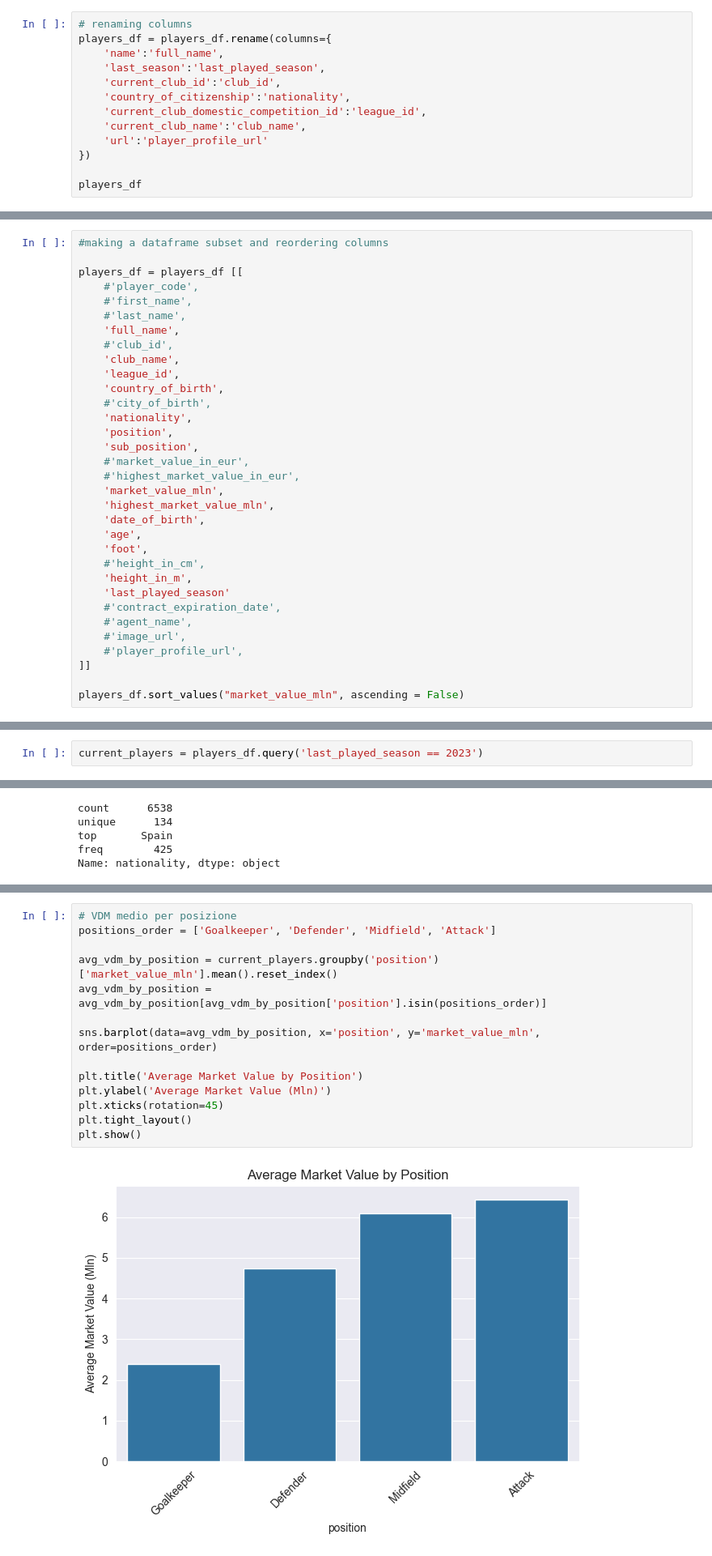
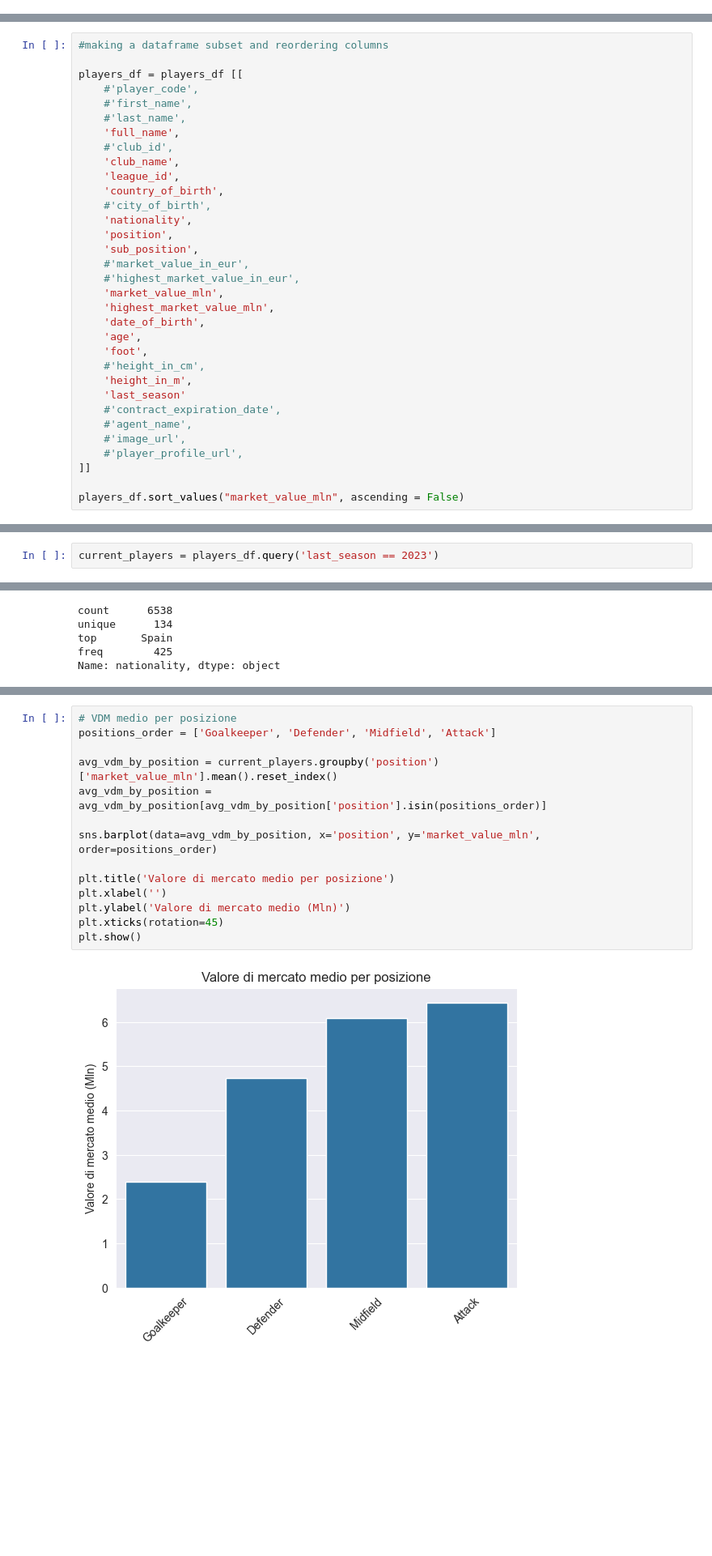
Before and after one commit to RiccardoPili/Football-Data-Analysis, a Jupyter notebook: players.ipynb, the cells around one changed output, grey strips where cells are left out. Shown at 81% size. Cells and saved outputs as stored; diff of their text form; blank space fills up the shorter version.

```diff
--- a/players.ipynb
+++ b/players.ipynb
@@ -30,16 +30,3 @@ players_df.head(10)
 10 rows × 23 columns
 # %%
 players_df = players_df.set_index('player_id')
-# %%
-# renaming columns
-players_df = players_df.rename(columns={
-    'name':'full_name',
-    'last_season':'last_played_season',
-    'current_club_id':'club_id',
-    'country_of_citizenship':'nationality',
-    'current_club_domestic_competition_id':'league_id',
-    'current_club_name':'club_name',
-    'url':'player_profile_url'
-})
-
-players_df
@@ -391,7 +340,7 @@ players_df = players_df [[
     'foot',
     #'height_in_cm',
     'height_in_m',
-    'last_played_season'
+    'last_season'
     #'contract_expiration_date',
     #'agent_name',
     #'image_url',
@@ -462,4 +411,4 @@ plt.show()
 # %% [output]
 [figure]
 # %%
-current_players = players_df.query('last_played_season == 2023')
+current_players = players_df.query('last_season == 2023')
@@ -551,16 +557,16 @@ plt.show()
 # %%
 # VDM medio per posizione
 positions_order = ['Goalkeeper', 'Defender', 'Midfield', 'Attack']
 
 avg_vdm_by_position = current_players.groupby('position')['market_value_mln'].mean().reset_index()
 avg_vdm_by_position = avg_vdm_by_position[avg_vdm_by_position['position'].isin(positions_order)]
 
 sns.barplot(data=avg_vdm_by_position, x='position', y='market_value_mln', order=positions_order)
 
-plt.title('Average Market Value by Position')
-plt.ylabel('Average Market Value (Mln)')
+plt.title('Valore di mercato medio per posizione')
+plt.xlabel('')
+plt.ylabel('Valore di mercato medio (Mln)')
 plt.xticks(rotation=45)
-plt.tight_layout()
 plt.show()
 # %% [output]
-[figure, old version]
+[figure, new version]
```
Also changed, not shown: parts of 39 cells of this notebook, 2 other files.
